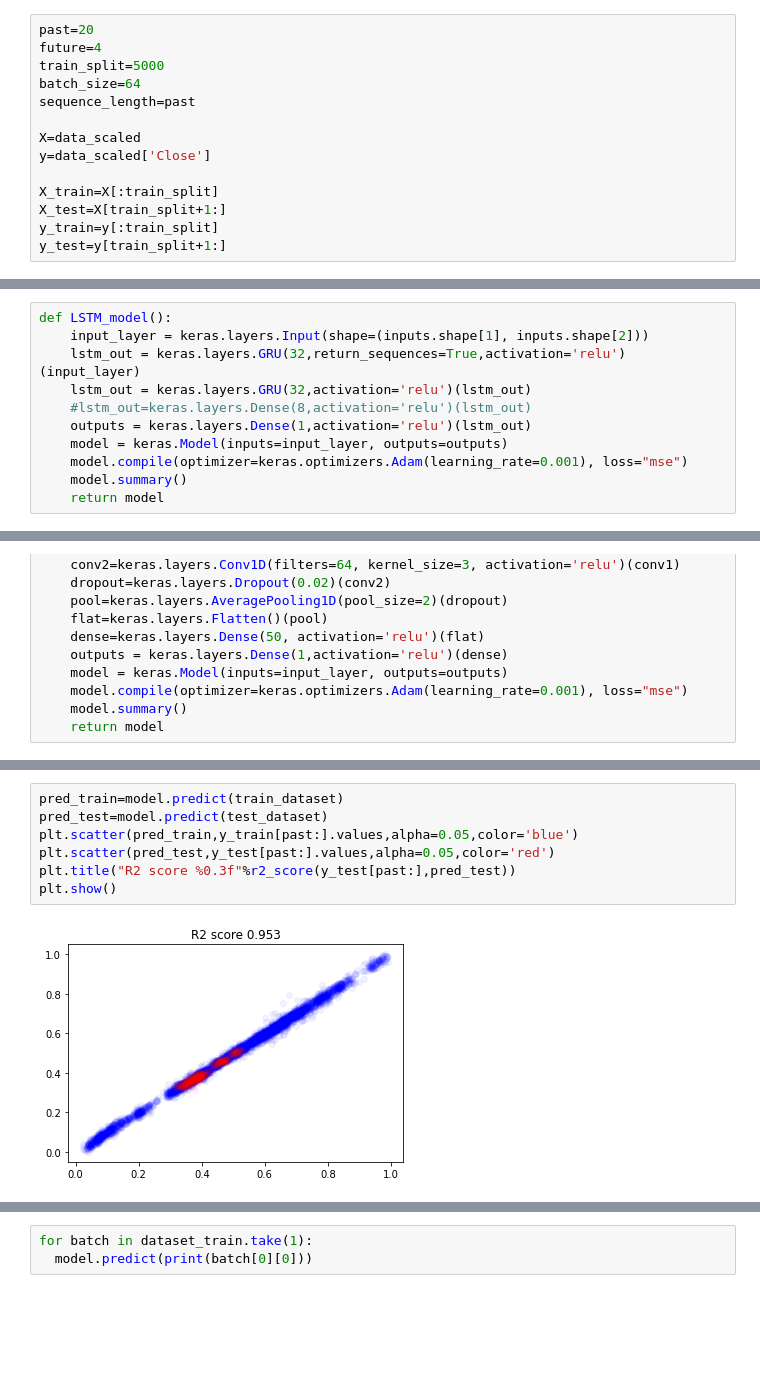
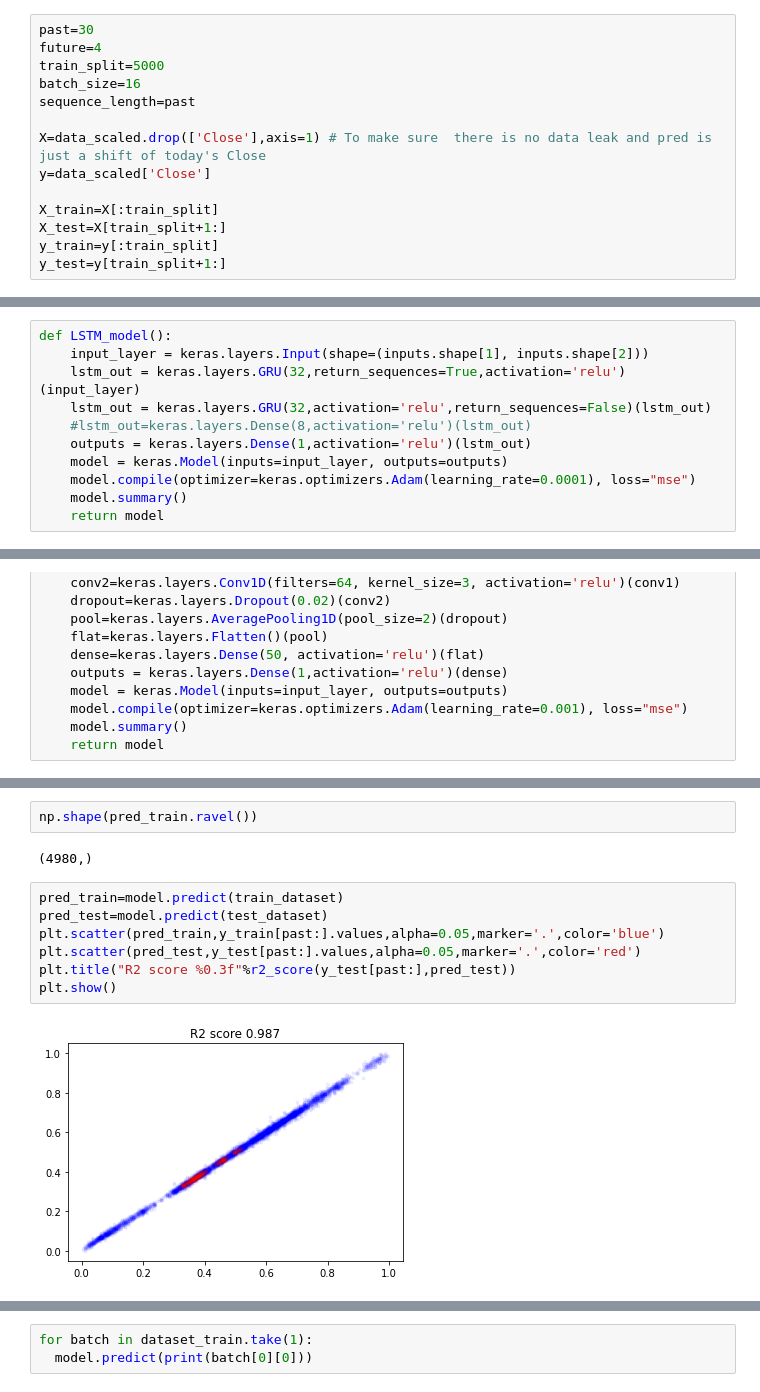
Before and after one commit to Smartsie/Invest, a Jupyter notebook: Invest_with_Currency.ipynb, the cells around one changed output, grey strips where cells are left out. Drawn from its saved outputs; the diff is of its cells as text; blank space fills up the shorter version.

```diff
--- a/Invest_with_Currency.ipynb
+++ b/Invest_with_Currency.ipynb
@@ -424,13 +444,13 @@ MinMaxScaler(copy=True, feature_range=(0, 1))
 data_scaled=pd.DataFrame(scalerX.transform(data),columns=data.columns)
 data_scaled.index=data.index
 # %%
-past=20
+past=30
 future=4
 train_split=5000
-batch_size=64
+batch_size=16
 sequence_length=past
 
-X=data_scaled
+X=data_scaled.drop(['Close'],axis=1) # To make sure  there is no data leak and pred is just a shift of today's Close
 y=data_scaled['Close']
 
 X_train=X[:train_split]
@@ -451,11 +500,11 @@ Target shape: (64,)
 def LSTM_model():
     input_layer = keras.layers.Input(shape=(inputs.shape[1], inputs.shape[2]))
     lstm_out = keras.layers.GRU(32,return_sequences=True,activation='relu')(input_layer)
-    lstm_out = keras.layers.GRU(32,activation='relu')(lstm_out)
+    lstm_out = keras.layers.GRU(32,activation='relu',return_sequences=False)(lstm_out)
     #lstm_out=keras.layers.Dense(8,activation='relu')(lstm_out)
     outputs = keras.layers.Dense(1,activation='relu')(lstm_out)
     model = keras.Model(inputs=input_layer, outputs=outputs)
-    model.compile(optimizer=keras.optimizers.Adam(learning_rate=0.001), loss="mse")
+    model.compile(optimizer=keras.optimizers.Adam(learning_rate=0.0001), loss="mse")
     model.summary()
     return model
 # %%
@@ -578,9 +583,13 @@ visualize_loss(history, "Training and Validation Loss")
+# %%
+np.shape(pred_train.ravel())
+# %% [output]
+(4980,)
 # %%
 pred_train=model.predict(train_dataset)
 pred_test=model.predict(test_dataset)
-plt.scatter(pred_train,y_train[past:].values,alpha=0.05,color='blue')
-plt.scatter(pred_test,y_test[past:].values,alpha=0.05,color='red')
+plt.scatter(pred_train,y_train[past:].values,alpha=0.05,marker='.',color='blue')
+plt.scatter(pred_test,y_test[past:].values,alpha=0.05,marker='.',color='red')
 plt.title("R2 score %0.3f"%r2_score(y_test[past:],pred_test))
 plt.show()
 # %% [output]
-[figure, old version]
+[figure, new version]
```
Also changed, not shown: parts of 16 cells of this notebook.
